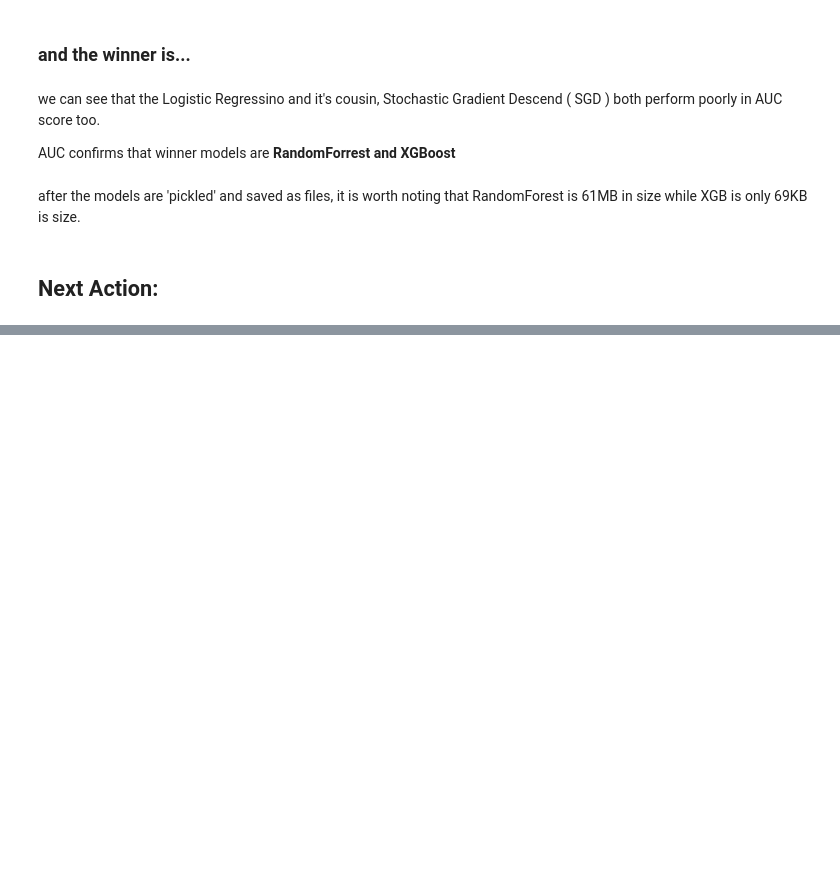
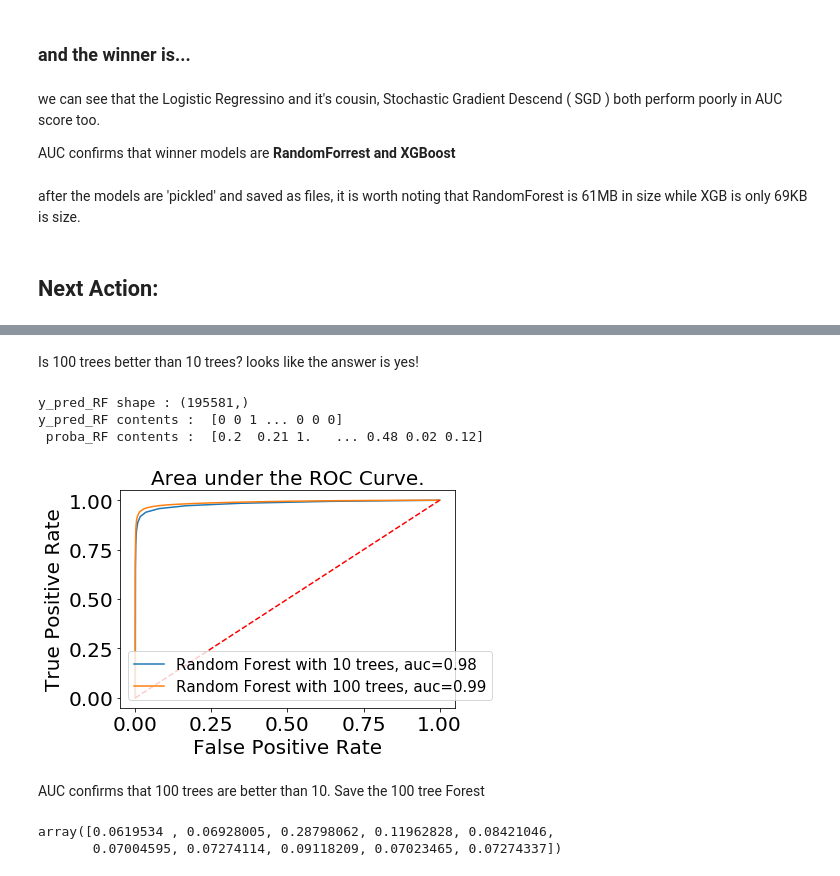
Before and after one commit to jonatslim/homework, a Jupyter notebook: Proj 4/Project 4 - Final - Learning a Buy Signal.ipynb, the cells around one changed output, grey strips where cells are left out. Cells and saved outputs as stored; diff of their text form; code cells hidden in the pictures; blank space fills up the shorter version.

```diff
--- a/Proj 4/Project 4 - Final - Learning a Buy Signal.ipynb
+++ b/Proj 4/Project 4 - Final - Learning a Buy Signal.ipynb
@@ -601,0 +648,41 @@ after the models are 'pickled' and saved as files, it is worth noting that Rando
+# %% [markdown]
+Is 100 trees better than 10 trees? looks like the answer is yes!
+# %%
+# is the score better with more trees? #fit the new RF with 100 trees!
+
+from sklearn.ensemble import RandomForestClassifier         # define the models to use
+RF_instance_100 = RandomForestClassifier(n_estimators=100)  # declare the instance, this time with 100 trees
+RF_100 = RF_instance_100.fit(X_train,y_train)               # Fit the models.
+y_pred_RF_100 = RF_100.predict(X_test)                      # predict the y
+proba_RF_100 =  RF_100.predict_proba(X_test)                # compute the probabilies..
+proba_RF_100 = proba_RF_100[:,1]
+print ('y_pred_RF shape :' , y_pred_RF_100.shape)           #resulting y_pred_RF is a 1D numpy arrays of 0s and 1s.
+print ('y_pred_RF contents : ', y_pred_RF_100)
+print (' proba_RF contents : ', proba_RF_100)
+print ('\n' )
+
+#plot random forest
+fpr, tpr, thresh = metrics.roc_curve(label, proba_RF)
+auc = round(metrics.roc_auc_score(label, proba_RF),2)
+plt.plot(fpr,tpr,label="Random Forest with 10 trees, auc="+str(auc))
+
+#plot random forest
+fpr, tpr, thresh = metrics.roc_curve(label, proba_RF_100)
+auc = round(metrics.roc_auc_score(label, proba_RF_100),2)
+plt.plot(fpr,tpr,label="Random Forest with 100 trees, auc="+str(auc))
+
+#plot the ROC Curve
+plt.plot([0,1],[0,1],'r--')
+plt.tick_params(axis='both', labelsize=20)
+plt.ylabel('True Positive Rate',fontsize=20)
+plt.xlabel('False Positive Rate',fontsize= 20)
+plt.title('Area under the ROC Curve.',fontsize=20)
+plt.legend(loc=0,fontsize=15)
+None
+# %% [output]
+y_pred_RF shape : (195581,)
+y_pred_RF contents :  [0 0 1 ... 0 0 0]
+ proba_RF contents :  [0.2  0.21 1.   ... 0.48 0.02 0.12]
+[figure, added]
+# %% [markdown]
+AUC confirms that 100 trees are better than 10. Save the 100 tree Forest
@@ -601,0 +694,5 @@ after the models are 'pickled' and saved as files, it is worth noting that Rando
+# %%
+RF_100.feature_importances_                                 # check which features are most usefull.
+# %% [output]
+array([0.0619534 , 0.06928005, 0.28798062, 0.11962828, 0.08421046,
+       0.07004595, 0.07274114, 0.09118209, 0.07023465, 0.07274337])
```
Also changed, not shown: parts of 24 cells of this notebook, 1 other file.
